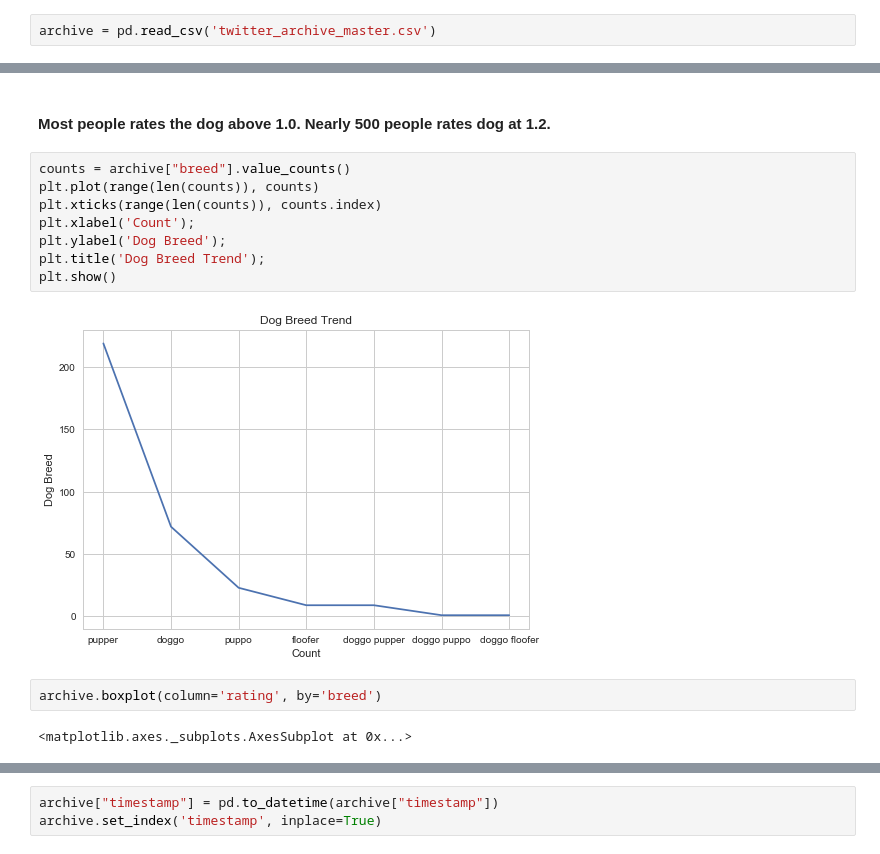
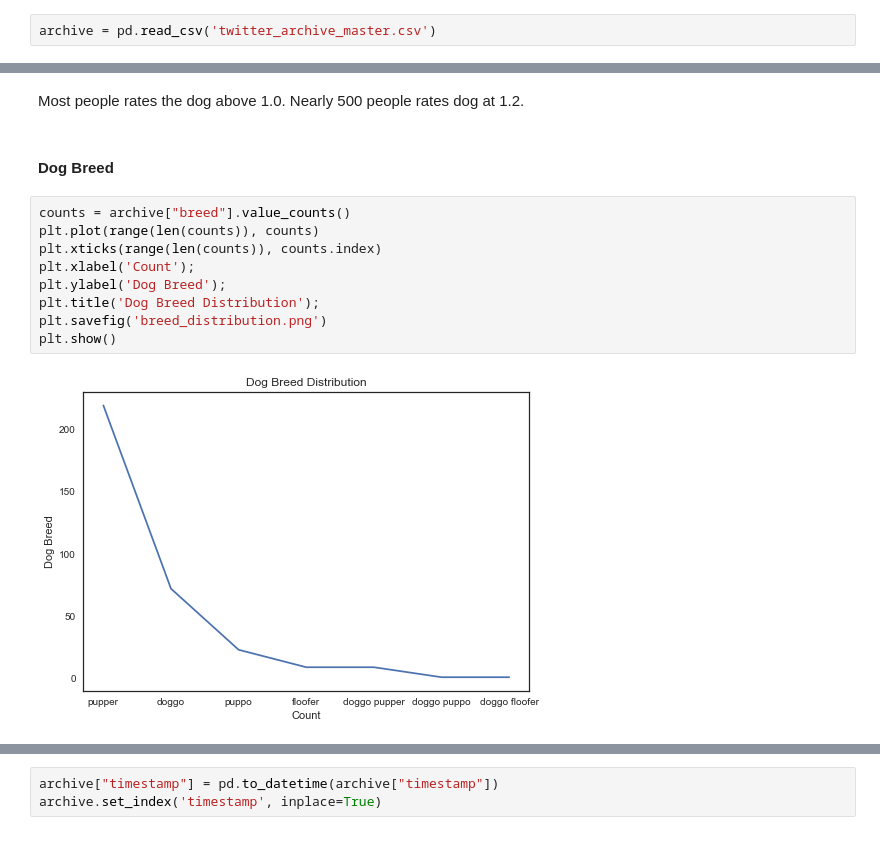
Before and after one commit to michellemao0224/Data-Wrangling, a Jupyter notebook: Project/wrangle_act.ipynb, the cells around one changed output, grey strips where cells are left out. Saved outputs shown, nothing was run; the diff lists cells and outputs as text.

```diff
--- a/Project/wrangle_act.ipynb
+++ b/Project/wrangle_act.ipynb
@@ -402,16 +854,15 @@ plt.show()
 # %% [markdown]
-#### Most people rates the dog above 1.0. Nearly 500 people rates dog at 1.2.
+Most people rates the dog above 1.0. Nearly 500 people rates dog at 1.2.
+# %% [markdown]
+#### Dog Breed
 # %%
 counts = archive["breed"].value_counts()
 plt.plot(range(len(counts)), counts)
 plt.xticks(range(len(counts)), counts.index)
 plt.xlabel('Count');
 plt.ylabel('Dog Breed');
-plt.title('Dog Breed Trend');
+plt.title('Dog Breed Distribution');
+plt.savefig('breed_distribution.png')
 plt.show()
 # %% [output]
-[figure, old version]
+[figure, new version]
-# %%
-archive.boxplot(column='rating', by='breed')
-# %% [output]
-<matplotlib.axes._subplots.AxesSubplot at 0x...>
```
Also changed, not shown: parts of 64 cells of this notebook.
